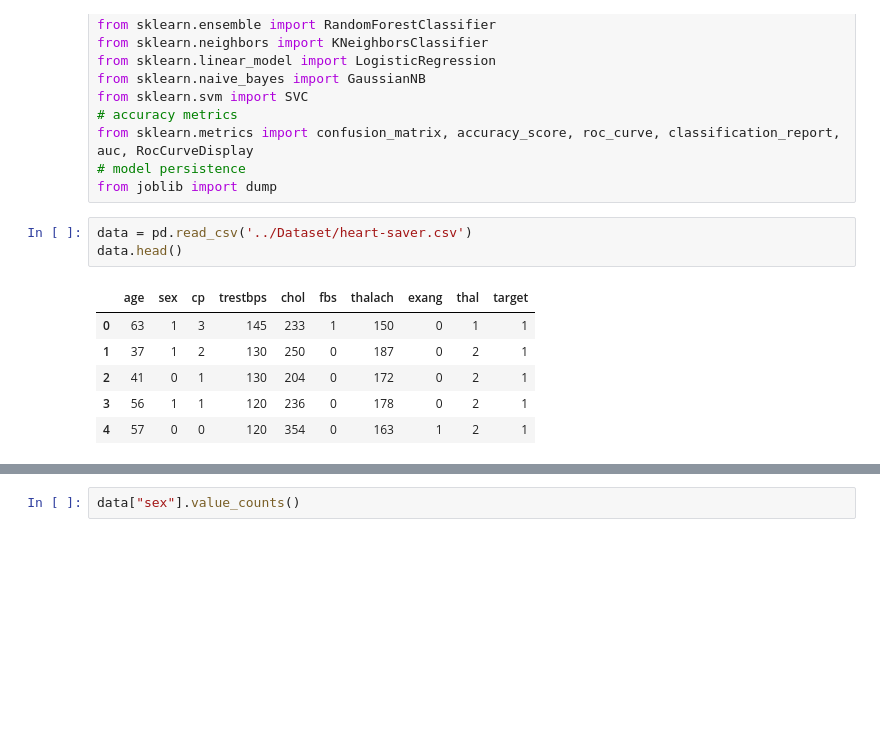
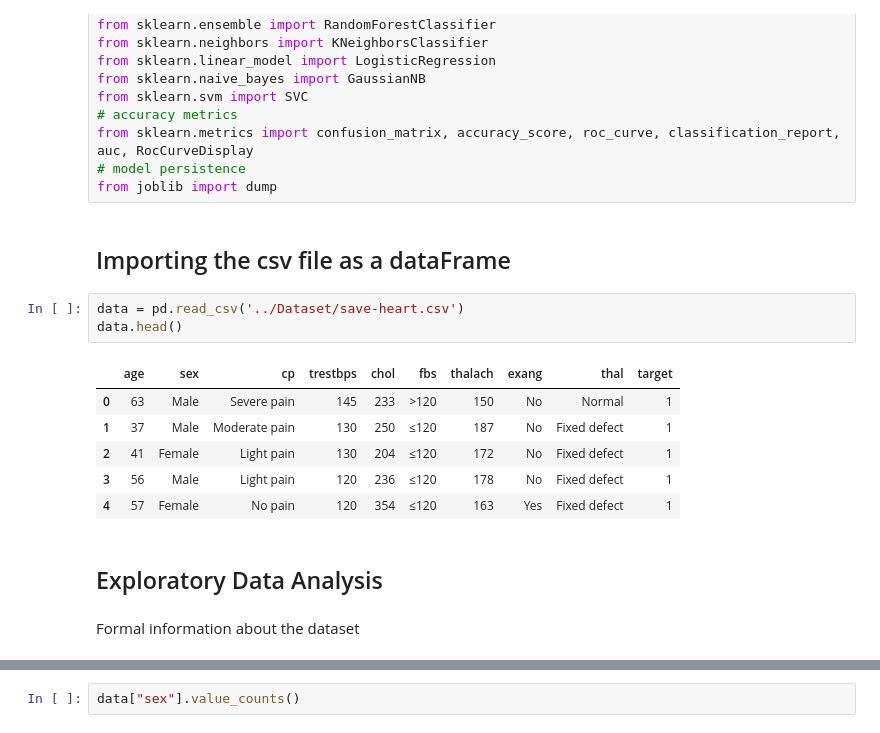
Before and after one commit to debjitpal5040/save-heart, a Jupyter notebook: Notebooks/save-heart.ipynb, the cells around one changed output, grey strips where cells are left out. Cells and saved outputs as stored; diff of their text form; blank space fills up the shorter version.

Commit message:
dataset

```diff
--- a/Notebooks/save-heart.ipynb
+++ b/Notebooks/save-heart.ipynb
@@ -22,13 +24,19 @@ from sklearn.svm import SVC
 from sklearn.metrics import confusion_matrix, accuracy_score, roc_curve, classification_report, auc, RocCurveDisplay
 # model persistence
 from joblib import dump
+# %% [markdown]
+## Importing the csv file as a dataFrame
 # %%
-data = pd.read_csv('../Dataset/heart-saver.csv')
+data = pd.read_csv('../Dataset/save-heart.csv')
 data.head()
 # %% [output]
 |  | age | sex | cp | trestbps | chol | fbs | thalach | exang | thal | target |
-| 0 | 63 | 1 | 3 | 145 | 233 | 1 | 150 | 0 | 1 | 1 |
-| 1 | 37 | 1 | 2 | 130 | 250 | 0 | 187 | 0 | 2 | 1 |
-| 2 | 41 | 0 | 1 | 130 | 204 | 0 | 172 | 0 | 2 | 1 |
-| 3 | 56 | 1 | 1 | 120 | 236 | 0 | 178 | 0 | 2 | 1 |
-| 4 | 57 | 0 | 0 | 120 | 354 | 0 | 163 | 1 | 2 | 1 |
+| 0 | 63 | Male | Severe pain | 145 | 233 | >120 | 150 | No | Normal | 1 |
+| 1 | 37 | Male | Moderate pain | 130 | 250 | ≤120 | 187 | No | Fixed defect | 1 |
+| 2 | 41 | Female | Light pain | 130 | 204 | ≤120 | 172 | No | Fixed defect | 1 |
+| 3 | 56 | Male | Light pain | 120 | 236 | ≤120 | 178 | No | Fixed defect | 1 |
+| 4 | 57 | Female | No pain | 120 | 354 | ≤120 | 163 | Yes | Fixed defect | 1 |
+# %% [markdown]
+## Exploratory Data Analysis
+# %% [markdown]
+Formal information about the dataset
```
Also changed, not shown: parts of 16 cells of this notebook, 2 other files.
